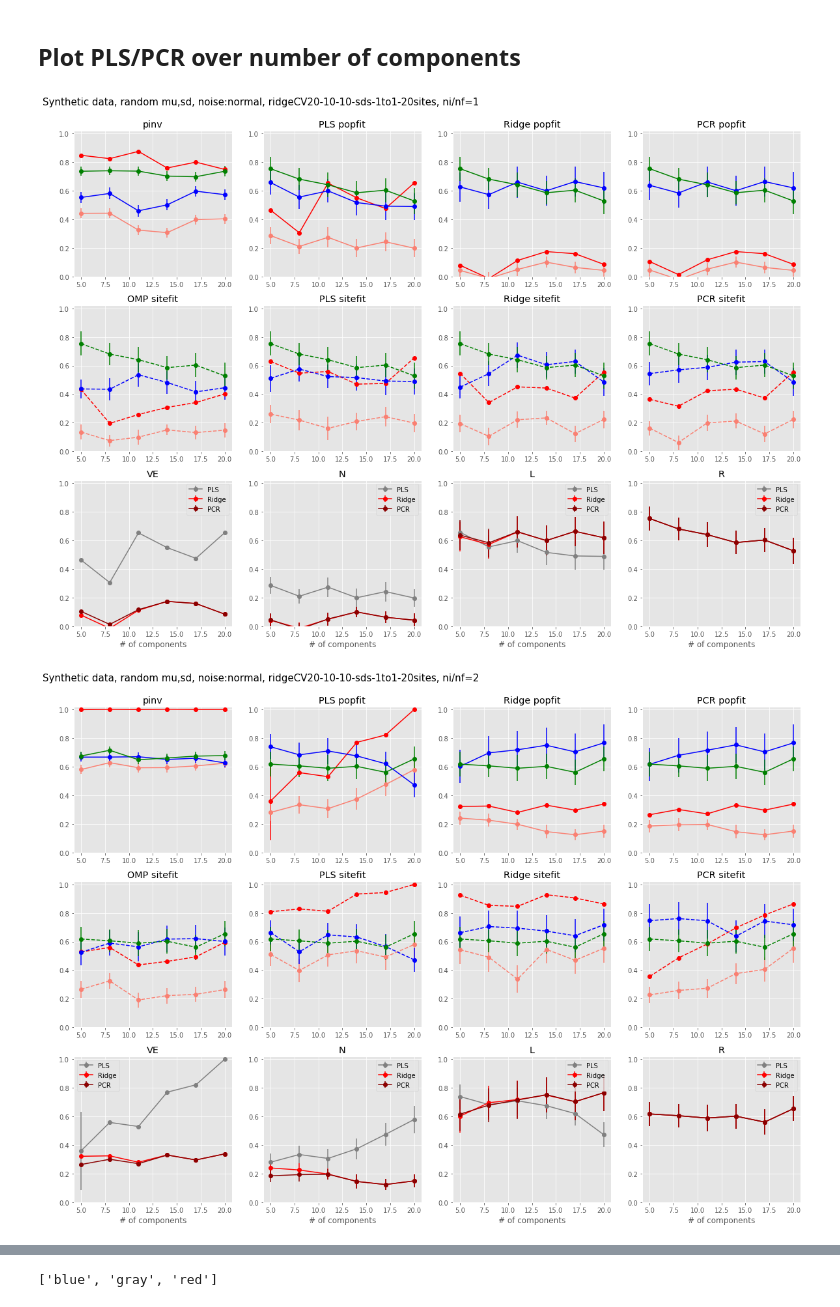
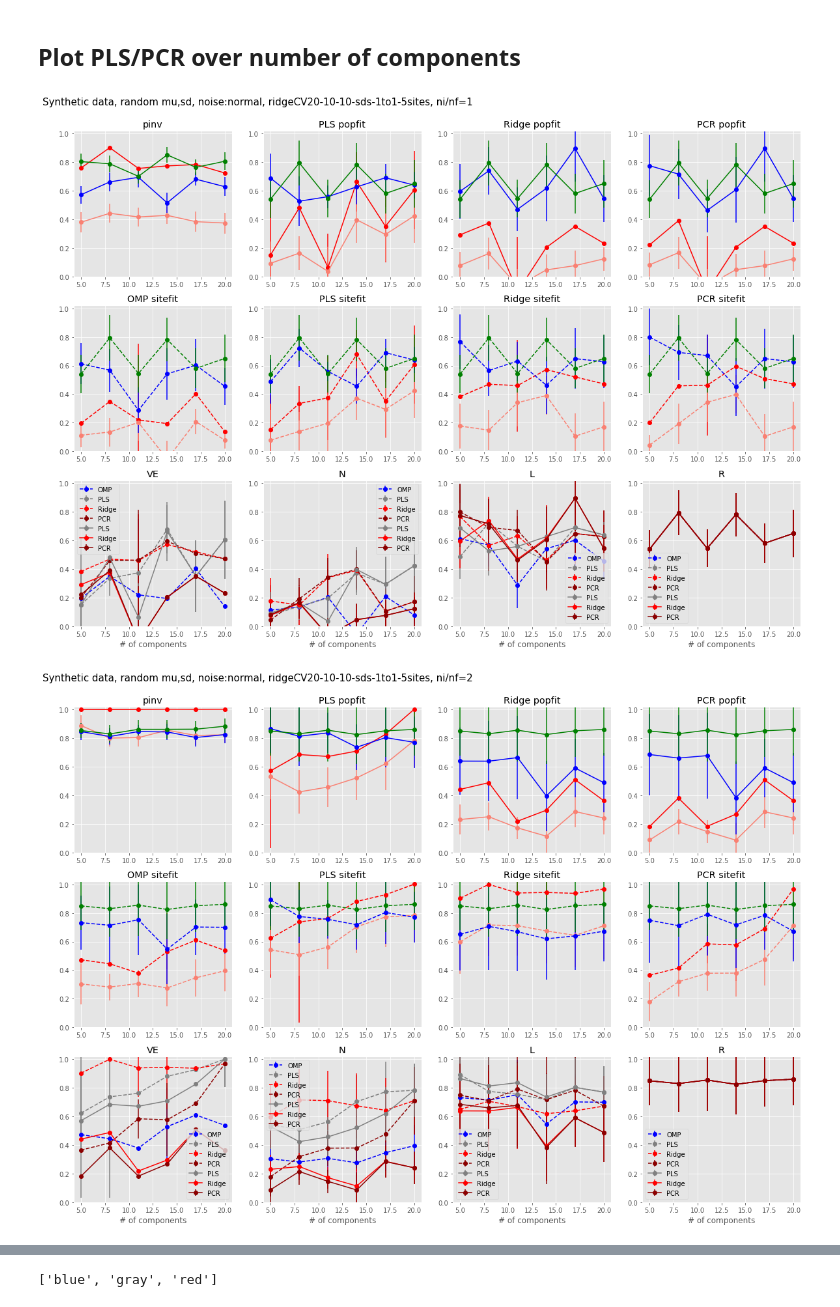
Before and after one commit to issalab/Mapping, a Jupyter notebook: unit test plots.ipynb, the cells around one changed output, grey strips where cells are left out. Cells and saved outputs as stored; diff of their text form; code cells hidden in the pictures.

```diff
--- a/unit test plots.ipynb
+++ b/unit test plots.ipynb
@@ -328,7 +328,7 @@ fig.savefig(resultdir+'unit_test_summary_ni%d_nf%d_nt%d_Collin%s_%s_SB%s_%s_stat
 # %% [markdown]
 ## Plot PLS/PCR over number of components
 # %%
-purpose_of_this_run = 'ridgeCV20-10-10-sds-1to1-20sites'
+purpose_of_this_run = 'ridgeCV20-10-10-sds-1to1-5sites'
 #'ridgeCV10-10-10-sds-1to1-5sites'
 load_saved_data = True
 
@@ -485,41 +485,41 @@ for irat, imag_feat_ratio in enumerate(imag_feat_ratio_list):
 #
     axes[2,0].set_title('VE')
 
-    #[axes[2,0].errorbar(imag_feat_ratio_list, VEarraysite[itrace, :], yerr=VEarraysiteStd[itrace, :], marker='o', ls='--', color=colors[itrace], label=reg_methods_labels[itrace]) for itrace in range(4)]
+    [axes[2,0].errorbar(n_components_range, VEarraysite[:, itrace, irat], yerr=VEarraysiteStd[:, itrace, irat], marker='o', ls='--', color=colors[itrace], label=reg_methods_labels[itrace]) for itrace in range(4)]
     if nc == 2:
         axes[2,0].legend()
     [axes[2,0].errorbar(n_components_range, VEarraypop[:, itrace+1, irat], yerr=VEarraypopStd[:, itrace+1, irat], marker='o', color=colors[itrace+1], label=reg_methods_labels[itrace+1]) for itrace in range(3)]
 
     axes[2,1].set_title('N')
 
-    #[axes[2,1].errorbar(imag_feat_ratio_list, Narraysite[itrace, :], yerr= NarraysiteStd[itrace, :], marker='o',ls='--', color=colors[itrace], label=reg_methods_labels[itrace]) for itrace in range(4)]
+    [axes[2,1].errorbar(n_components_range, Narraysite[:, itrace, irat], yerr= NarraysiteStd[:, itrace, irat], marker='o',ls='--', color=colors[itrace], label=reg_methods_labels[itrace]) for itrace in range(4)]
 
     [axes[2,1].errorbar(n_components_range, Narraypop[:, itrace+1, irat], yerr=NarraypopStd[:, itrace+1, irat], marker='o', color=colors[itrace+1], label=reg_methods_labels[itrace+1]) for itrace in range(3)]
 
 
     axes[2,2].set_title('L')
 
-    #[axes[2,2].errorbar(imag_feat_ratio_list, Larraysite[itrace, :], yerr=LarraysiteStd[itrace, :], marker='o',ls='--', color=colors[itrace], label=reg_methods_labels[itrace]) for itrace in range(4)]
+    [axes[2,2].errorbar(n_components_range, Larraysite[:, itrace, irat], yerr=LarraysiteStd[:, itrace, irat], marker='o',ls='--', color=colors[itrace], label=reg_methods_labels[itrace]) for itrace in range(4)]
 
     [axes[2,2].errorbar(n_components_range, Larraypop[:, itrace+1, irat], yerr=LarraypopStd[:, itrace+1, irat], marker='o', color=colors[itrace+1], label=reg_methods_labels[itrace+1]) for itrace in range(3)]
 
     axes[2,3].set_title('R')
 
-    #[axes[2,3].errorbar(imag_feat_ratio_list, Rarraysite[itrace, :], yerr=RarraysiteStd[itrace, :], marker='o',ls='--', color=colors[itrace], label=reg_methods_labels[itrace]) for itrace in range(4)]
+    [axes[2,3].errorbar(n_components_range, Rarraysite[:, itrace, irat], yerr=RarraysiteStd[:, itrace, irat], marker='o',ls='--', color=colors[itrace], label=reg_methods_labels[itrace]) for itrace in range(4)]
 
     [axes[2,3].errorbar(n_components_range, Rarraypop[:, itrace+1, irat], yerr=RarraypopStd[:, itrace+1, irat],  marker='o', color=colors[itrace+1], label=reg_methods_labels[itrace+1]) for itrace in range(3)]
 
     [ax.set_xlabel('# of components') for ax in axes[2, :]]
     [ax.legend() for ax in axes[2, :]]
 
     if stats_from_data:
         title = 'Synthetic data, mu from HvM, noise:%s, %s, ni/nf=%d '%(noise_dist, purpose_of_this_run, imag_feat_ratio )
     else:
         title = 'Synthetic data, random mu,sd, noise:%s, %s, ni/nf=%d'%(noise_dist, purpose_of_this_run, imag_feat_ratio )
     axes[0,0].text(1,1.2, title, fontsize=15)
 
     fig.savefig(resultdir+'unit_test_SweepNumComponents_nitonf%d_nt%d_Collin%s_%s_SB%s_%s_statsfromHvM%s_%s.png'%(imag_feat_ratio, nt, Collinearity, noise_dist, spearman_brown, noisy_map,stats_from_data, purpose_of_this_run), dpi=300)
     fig.savefig(resultdir+'unit_test_SweepNumComponents_nitonf%d_nt%d_Collin%s_%s_SB%s_%s_statsfromHvM%s_%s.pdf'%(imag_feat_ratio, nt, Collinearity, noise_dist, spearman_brown, noisy_map,stats_from_data, purpose_of_this_run), dpi=300)
 # %% [output]
-[figure, old version]
+[figure, new version]
-[figure, old version]
+[figure, new version]
```
Also changed, not shown: parts of 1 cell of this notebook, 5 other files.
